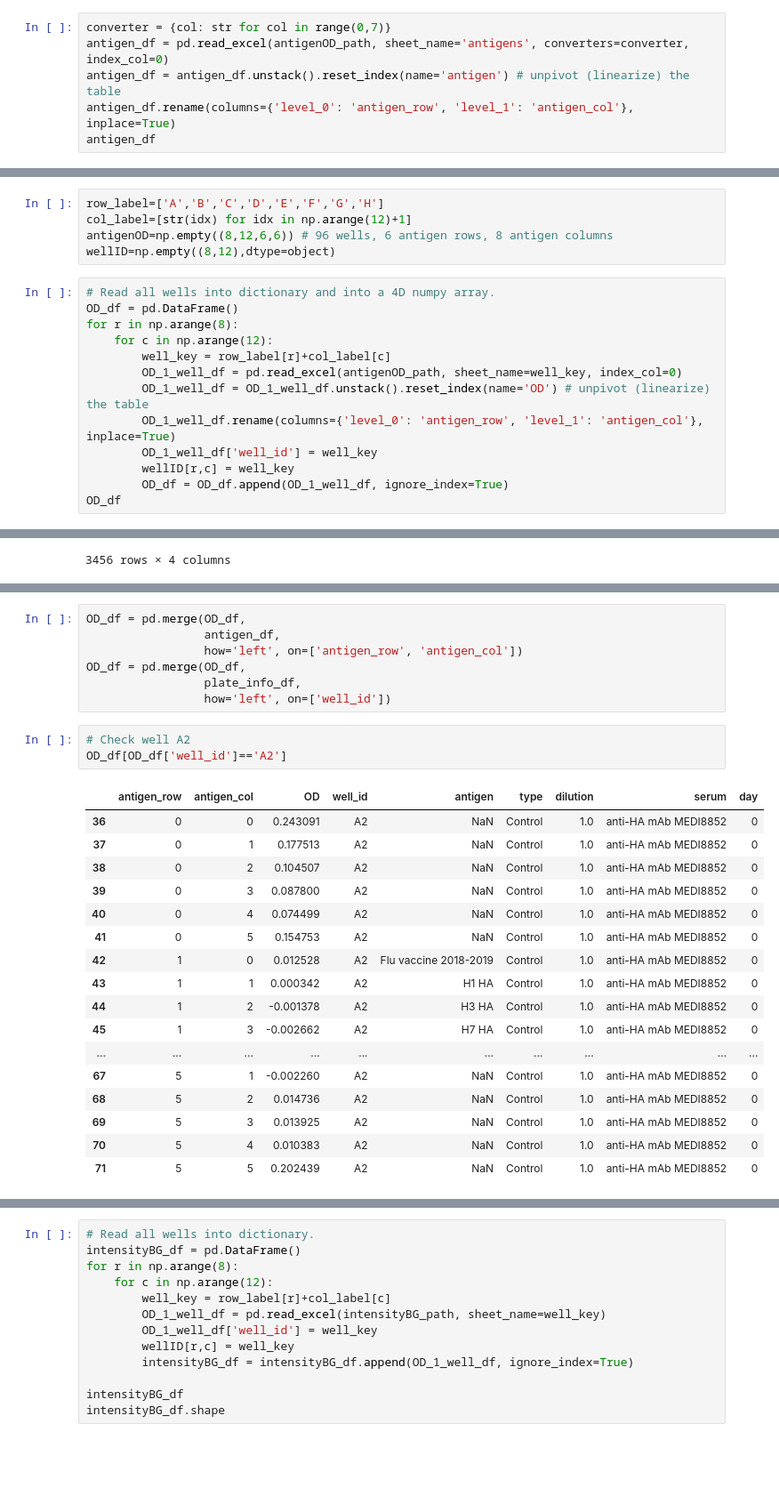
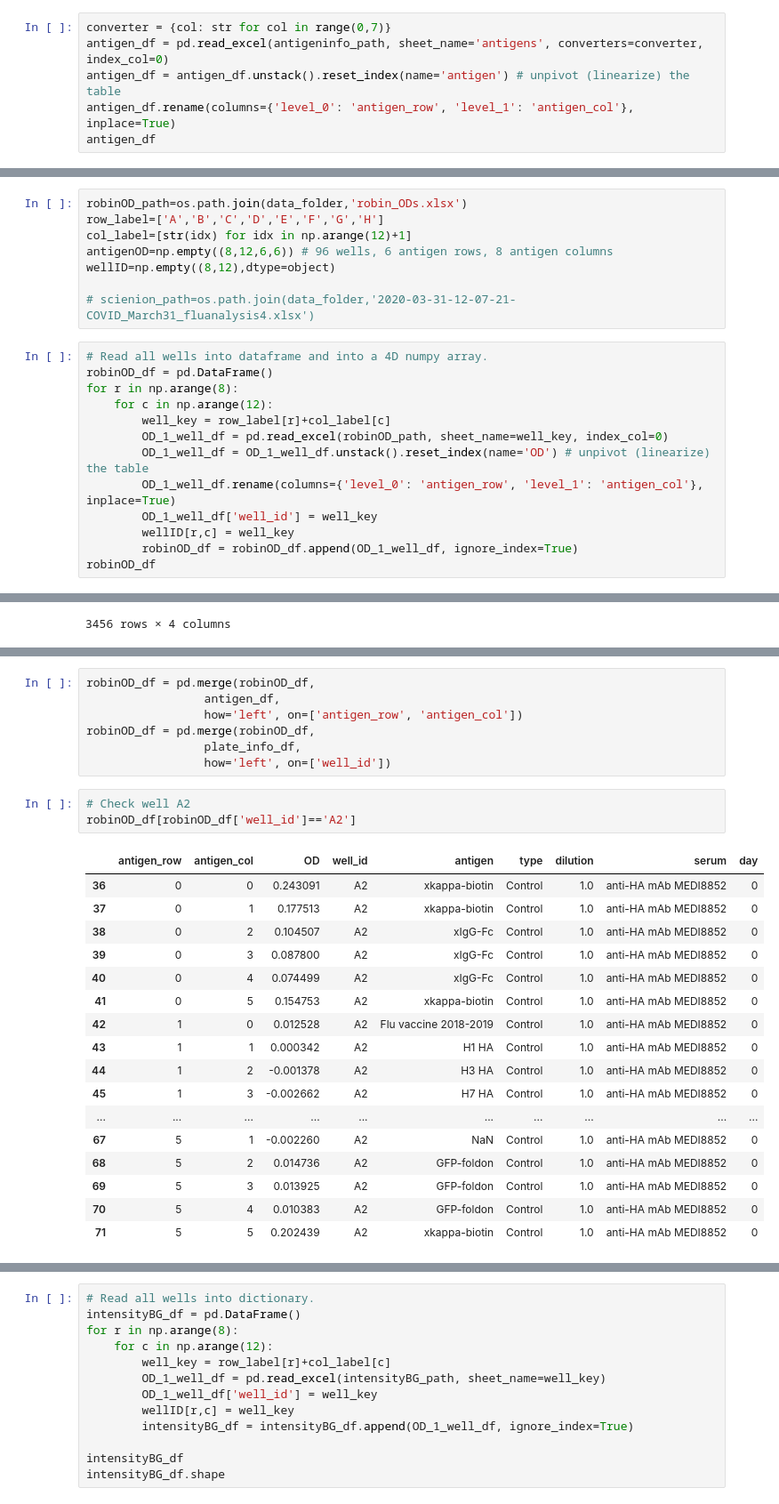
Before and after one commit to mehta-lab/multiSero, a Jupyter notebook: notebooks_interpretation/20200330_March25_flutasteplate_1/FluPlateInterpretation_consolidated.ipynb, the cells around one changed output, grey strips where cells are left out. Shown: that part at 89% size. Cells and saved outputs as stored; diff of their text form; blank space fills up the shorter version.

```diff
--- a/notebooks_interpretation/FluPlateInterpretationV3_smg.ipynb
+++ b/notebooks_interpretation/20200330_March25_flutasteplate_1/FluPlateInterpretation_consolidated.ipynb
@@ -56,7 +55,7 @@ plate_info_df
 96 rows × 5 columns
 # %%
 converter = {col: str for col in range(0,7)}
-antigen_df = pd.read_excel(antigenOD_path, sheet_name='antigens', converters=converter, index_col=0)
+antigen_df = pd.read_excel(antigeninfo_path, sheet_name='antigens', converters=converter, index_col=0)
 antigen_df = antigen_df.unstack().reset_index(name='antigen') # unpivot (linearize) the table
 antigen_df.rename(columns={'level_0': 'antigen_row', 'level_1': 'antigen_col'}, inplace=True)
 antigen_df
@@ -85,21 +82,24 @@ antigen_df
 # %%
+robinOD_path=os.path.join(data_folder,'robin_ODs.xlsx')
 row_label=['A','B','C','D','E','F','G','H']
 col_label=[str(idx) for idx in np.arange(12)+1]
 antigenOD=np.empty((8,12,6,6)) # 96 wells, 6 antigen rows, 8 antigen columns
 wellID=np.empty((8,12),dtype=object)
+
+# scienion_path=os.path.join(data_folder,'2020-03-31-12-07-21-COVID_March31_fluanalysis4.xlsx')
 # %%
-# Read all wells into dictionary and into a 4D numpy array.
-OD_df = pd.DataFrame()
+# Read all wells into dataframe and into a 4D numpy array.
+robinOD_df = pd.DataFrame()
 for r in np.arange(8):
     for c in np.arange(12):
         well_key = row_label[r]+col_label[c]
-        OD_1_well_df = pd.read_excel(antigenOD_path, sheet_name=well_key, index_col=0)
+        OD_1_well_df = pd.read_excel(robinOD_path, sheet_name=well_key, index_col=0)
         OD_1_well_df = OD_1_well_df.unstack().reset_index(name='OD') # unpivot (linearize) the table
         OD_1_well_df.rename(columns={'level_0': 'antigen_row', 'level_1': 'antigen_col'}, inplace=True)
         OD_1_well_df['well_id'] = well_key
         wellID[r,c] = well_key
-        OD_df = OD_df.append(OD_1_well_df, ignore_index=True)
-OD_df
+        robinOD_df = robinOD_df.append(OD_1_well_df, ignore_index=True)
+robinOD_df
 # %% [output]
 |  | antigen_row | antigen_col | OD | well_id |
 | 0 | 0 | 0 | 0.125924 | A1 |
@@ -119,29 +119,29 @@ OD_df
 # %%
-OD_df = pd.merge(OD_df,
+robinOD_df = pd.merge(robinOD_df,
                  antigen_df,
                  how='left', on=['antigen_row', 'antigen_col'])
-OD_df = pd.merge(OD_df,
+robinOD_df = pd.merge(robinOD_df,
                  plate_info_df,
                  how='left', on=['well_id'])
 # %%
 # Check well A2
-OD_df[OD_df['well_id']=='A2']
+robinOD_df[robinOD_df['well_id']=='A2']
 # %% [output]
 |  | antigen_row | antigen_col | OD | well_id | antigen | type | dilution | serum | day |
-| 36 | 0 | 0 | 0.243091 | A2 | NaN | Control | 1.0 | anti-HA mAb MEDI8852 | 0 |
-| 37 | 0 | 1 | 0.177513 | A2 | NaN | Control | 1.0 | anti-HA mAb MEDI8852 | 0 |
-| 38 | 0 | 2 | 0.104507 | A2 | NaN | Control | 1.0 | anti-HA mAb MEDI8852 | 0 |
-| 39 | 0 | 3 | 0.087800 | A2 | NaN | Control | 1.0 | anti-HA mAb MEDI8852 | 0 |
-| 40 | 0 | 4 | 0.074499 | A2 | NaN | Control | 1.0 | anti-HA mAb MEDI8852 | 0 |
-| 41 | 0 | 5 | 0.154753 | A2 | NaN | Control | 1.0 | anti-HA mAb MEDI8852 | 0 |
+| 36 | 0 | 0 | 0.243091 | A2 | xkappa-biotin | Control | 1.0 | anti-HA mAb MEDI8852 | 0 |
+| 37 | 0 | 1 | 0.177513 | A2 | xkappa-biotin | Control | 1.0 | anti-HA mAb MEDI8852 | 0 |
+| 38 | 0 | 2 | 0.104507 | A2 | xIgG-Fc | Control | 1.0 | anti-HA mAb MEDI8852 | 0 |
+| 39 | 0 | 3 | 0.087800 | A2 | xIgG-Fc | Control | 1.0 | anti-HA mAb MEDI8852 | 0 |
+| 40 | 0 | 4 | 0.074499 | A2 | xIgG-Fc | Control | 1.0 | anti-HA mAb MEDI8852 | 0 |
+| 41 | 0 | 5 | 0.154753 | A2 | xkappa-biotin | Control | 1.0 | anti-HA mAb MEDI8852 | 0 |
 | 42 | 1 | 0 | 0.012528 | A2 | Flu vaccine 2018-2019 | Control | 1.0 | anti-HA mAb MEDI8852 | 0 |
 | 43 | 1 | 1 | 0.000342 | A2 | H1 HA | Control | 1.0 | anti-HA mAb MEDI8852 | 0 |
 | 44 | 1 | 2 | -0.001378 | A2 | H3 HA | Control | 1.0 | anti-HA mAb MEDI8852 | 0 |
 | 45 | 1 | 3 | -0.002662 | A2 | H7 HA | Control | 1.0 | anti-HA mAb MEDI8852 | 0 |
 | ... | ... | ... | ... | ... | ... | ... | ... | ... | ... |
 | 67 | 5 | 1 | -0.002260 | A2 | NaN | Control | 1.0 | anti-HA mAb MEDI8852 | 0 |
-| 68 | 5 | 2 | 0.014736 | A2 | NaN | Control | 1.0 | anti-HA mAb MEDI8852 | 0 |
-| 69 | 5 | 3 | 0.013925 | A2 | NaN | Control | 1.0 | anti-HA mAb MEDI8852 | 0 |
-| 70 | 5 | 4 | 0.010383 | A2 | NaN | Control | 1.0 | anti-HA mAb MEDI8852 | 0 |
-| 71 | 5 | 5 | 0.202439 | A2 | NaN | Control | 1.0 | anti-HA mAb MEDI8852 | 0 |
+| 68 | 5 | 2 | 0.014736 | A2 | GFP-foldon | Control | 1.0 | anti-HA mAb MEDI8852 | 0 |
+| 69 | 5 | 3 | 0.013925 | A2 | GFP-foldon | Control | 1.0 | anti-HA mAb MEDI8852 | 0 |
+| 70 | 5 | 4 | 0.010383 | A2 | GFP-foldon | Control | 1.0 | anti-HA mAb MEDI8852 | 0 |
+| 71 | 5 | 5 | 0.202439 | A2 | xkappa-biotin | Control | 1.0 | anti-HA mAb MEDI8852 | 0 |
 # %% [markdown]
```
Also changed, not shown: parts of 15 cells of this notebook, 6 other files.
